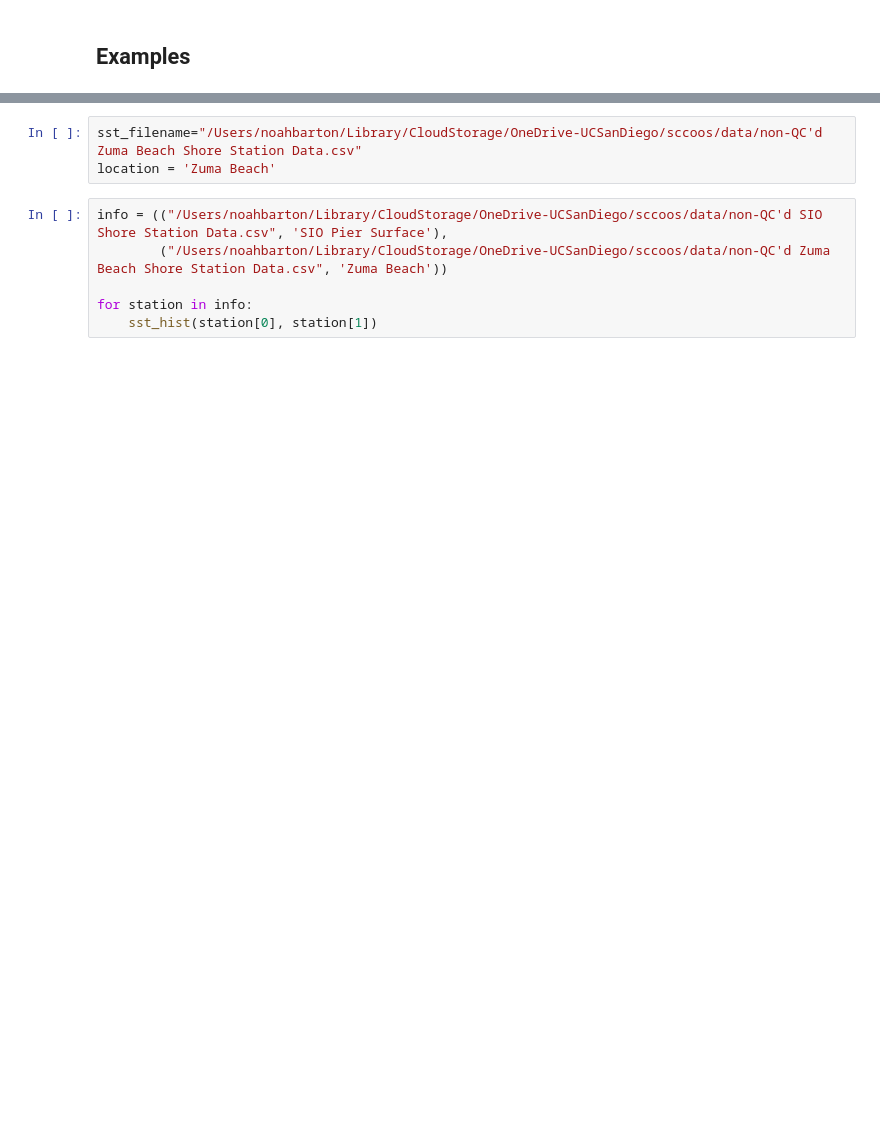
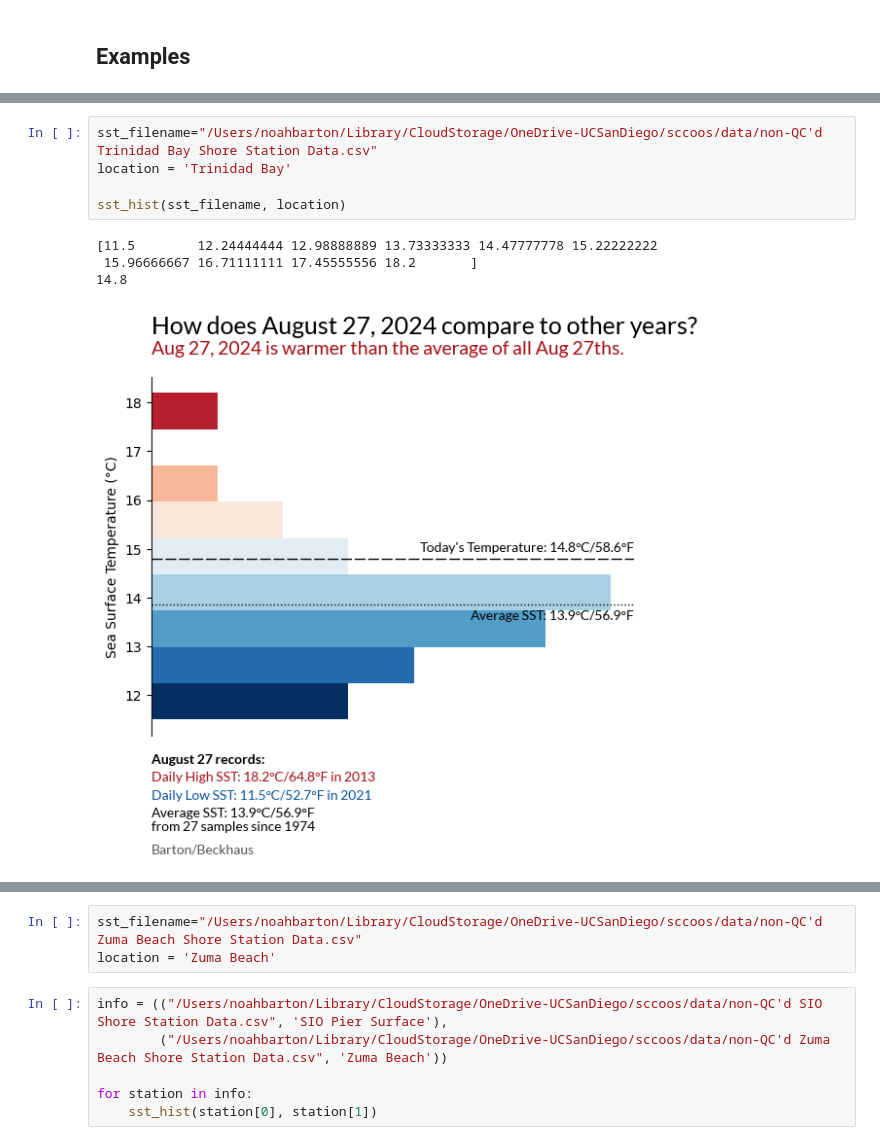
Before and after one commit to bartonnoah/sccoos-shorestations, a Jupyter notebook: sst_hist/sst_hist.ipynb, the cells around one changed output, grey strips where cells are left out. Cells and saved outputs as stored; diff of their text form; blank space fills up the shorter version.

```diff
--- a/sst_hist/sst_hist.ipynb
+++ b/sst_hist/sst_hist.ipynb
@@ -204,0 +207,10 @@ NoneType
+# %%
+sst_filename="/Users/noahbarton/Library/CloudStorage/OneDrive-UCSanDiego/sccoos/data/non-QC'd Trinidad Bay Shore Station Data.csv"
+location = 'Trinidad Bay'
+
+sst_hist(sst_filename, location)
+# %% [output]
+[11.5        12.24444444 12.98888889 13.73333333 14.47777778 15.22222222
+ 15.96666667 16.71111111 17.45555556 18.2       ]
+14.8
+[figure, added]
```
Also changed, not shown: parts of 5 cells of this notebook, 6 other files.
